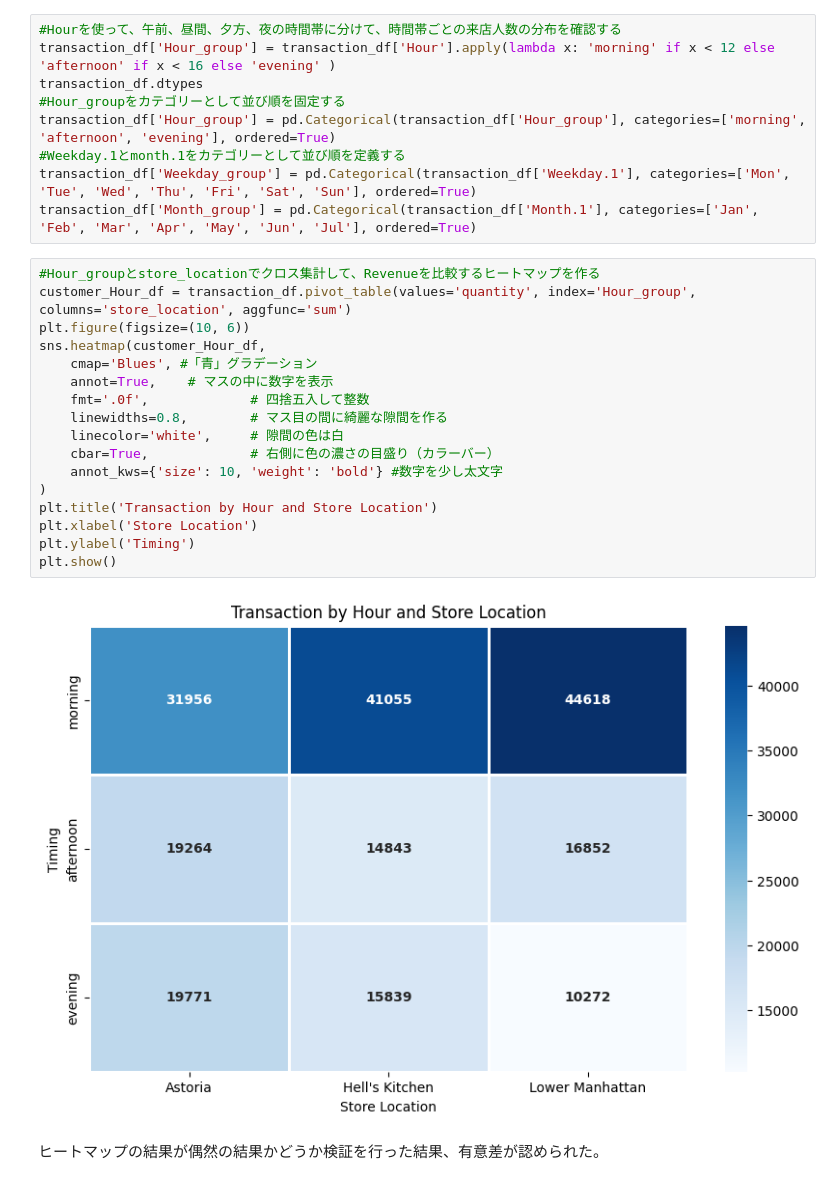
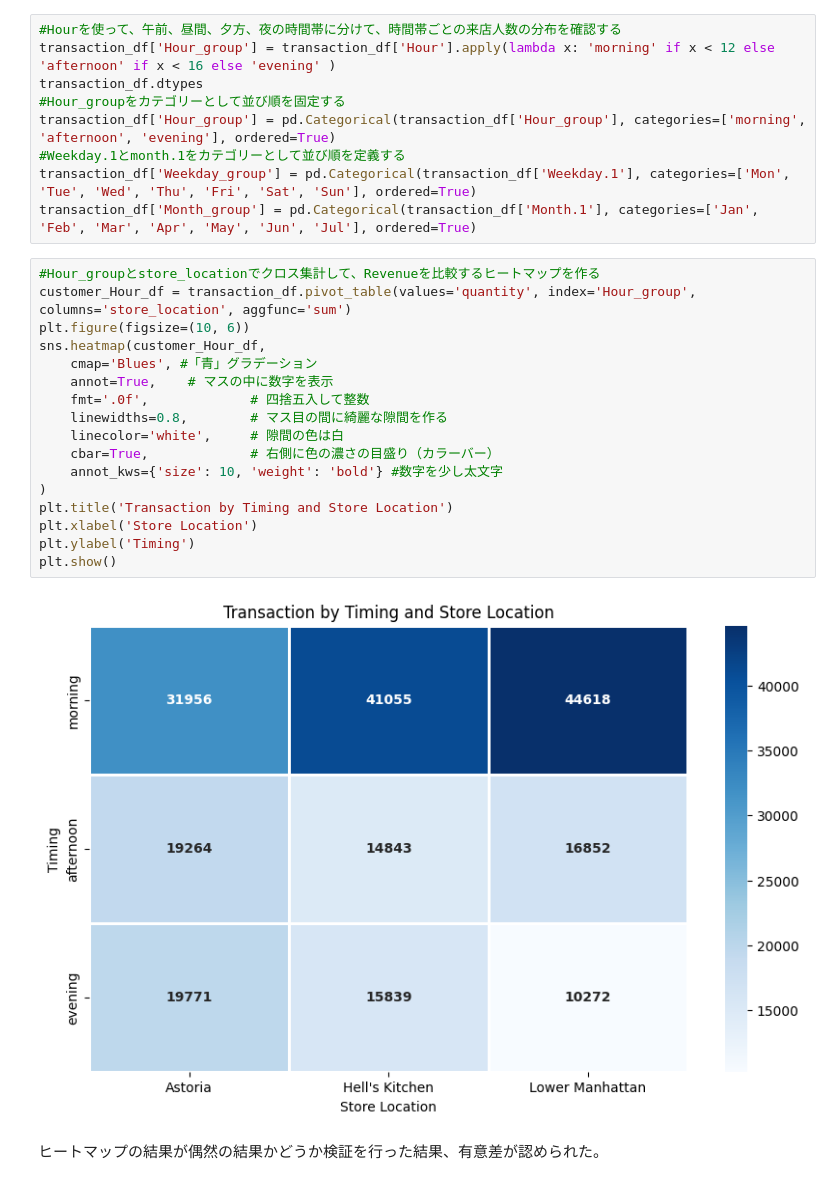
Before and after one commit to toshi-works/toshi-kaggle, a Jupyter notebook: coffee_shop.ipynb, the cells around one changed output. Drawn from its saved outputs; the diff is of its cells as text.

```diff
--- a/coffee_shop.ipynb
+++ b/coffee_shop.ipynb
@@ -143,22 +143,22 @@ transaction_df['Month_group'] = pd.Categorical(transaction_df['Month.1'], catego
 # %%
 #Hour_groupとstore_locationでクロス集計して、Revenueを比較するヒートマップを作る
 customer_Hour_df = transaction_df.pivot_table(values='quantity', index='Hour_group', columns='store_location', aggfunc='sum')
 plt.figure(figsize=(10, 6))
 sns.heatmap(customer_Hour_df,
     cmap='Blues', #「青」グラデーション
     annot=True,    # マスの中に数字を表示
     fmt='.0f',             # 四捨五入して整数
     linewidths=0.8,        # マス目の間に綺麗な隙間を作る
     linecolor='white',     # 隙間の色は白
     cbar=True,             # 右側に色の濃さの目盛り（カラーバー）
     annot_kws={'size': 10, 'weight': 'bold'} #数字を少し太文字
 )
-plt.title('Transaction by Hour and Store Location')
+plt.title('Transaction by Timing and Store Location')
 plt.xlabel('Store Location')
 plt.ylabel('Timing')
 plt.show()
 # %% [output]
-[figure, old version]
+[figure, new version]
 # %% [markdown]
 ヒートマップの結果が偶然の結果かどうか検証を行った結果、有意差が認められた。
 # %%
```
Also changed, not shown: parts of 24 cells of this notebook.
